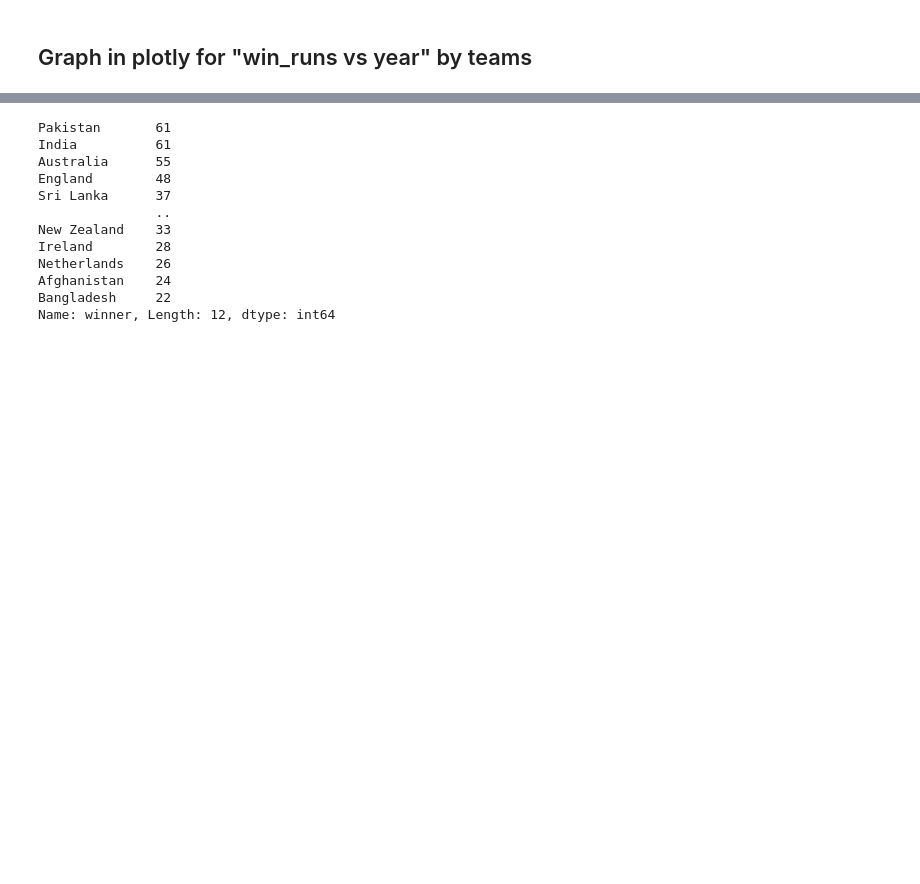
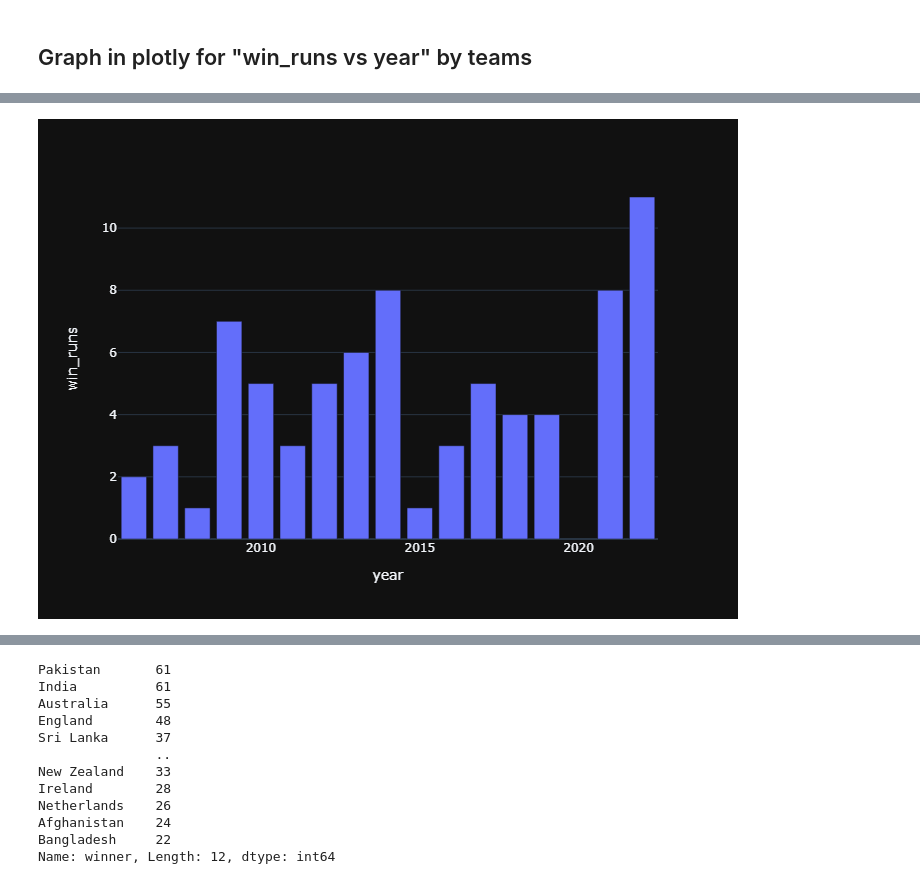
Before and after one commit to jothishn/Data-Visualization-projects, a Jupyter notebook: INTR-T20 CRICKET MATCHES.ipynb, the cells around one changed output, grey strips where cells are left out. Cells and saved outputs as stored; diff of their text form; code cells hidden in the pictures; blank space fills up the shorter version.

```diff
--- a/INTR-T20 CRICKET MATCHES.ipynb
+++ b/INTR-T20 CRICKET MATCHES.ipynb
@@ -449,5 +450,6 @@ win_run
 ## Graph in plotly for "win_runs vs year" by teams
 # %%
 win_bat = win_run['team'] == win[0]
-px.bar(win_run[win_bat], x='year', y='win_runs',template='plotly_dark')
+fig=px.bar(win_run[win_bat], x='year', y='win_runs',template='plotly_dark')
+fig.show("png")
 # %% [output]
@@ -455,3 +456,4 @@ px.bar(win_run[win_bat], x='year', y='win_runs',template='plotly_dark')
+[figure, added]
 # %%
 #Extract the number of matches win by wickets
 bat_second=match[match['winner_wickets']>=1.0]
```
Also changed, not shown: parts of 6 cells of this notebook.
